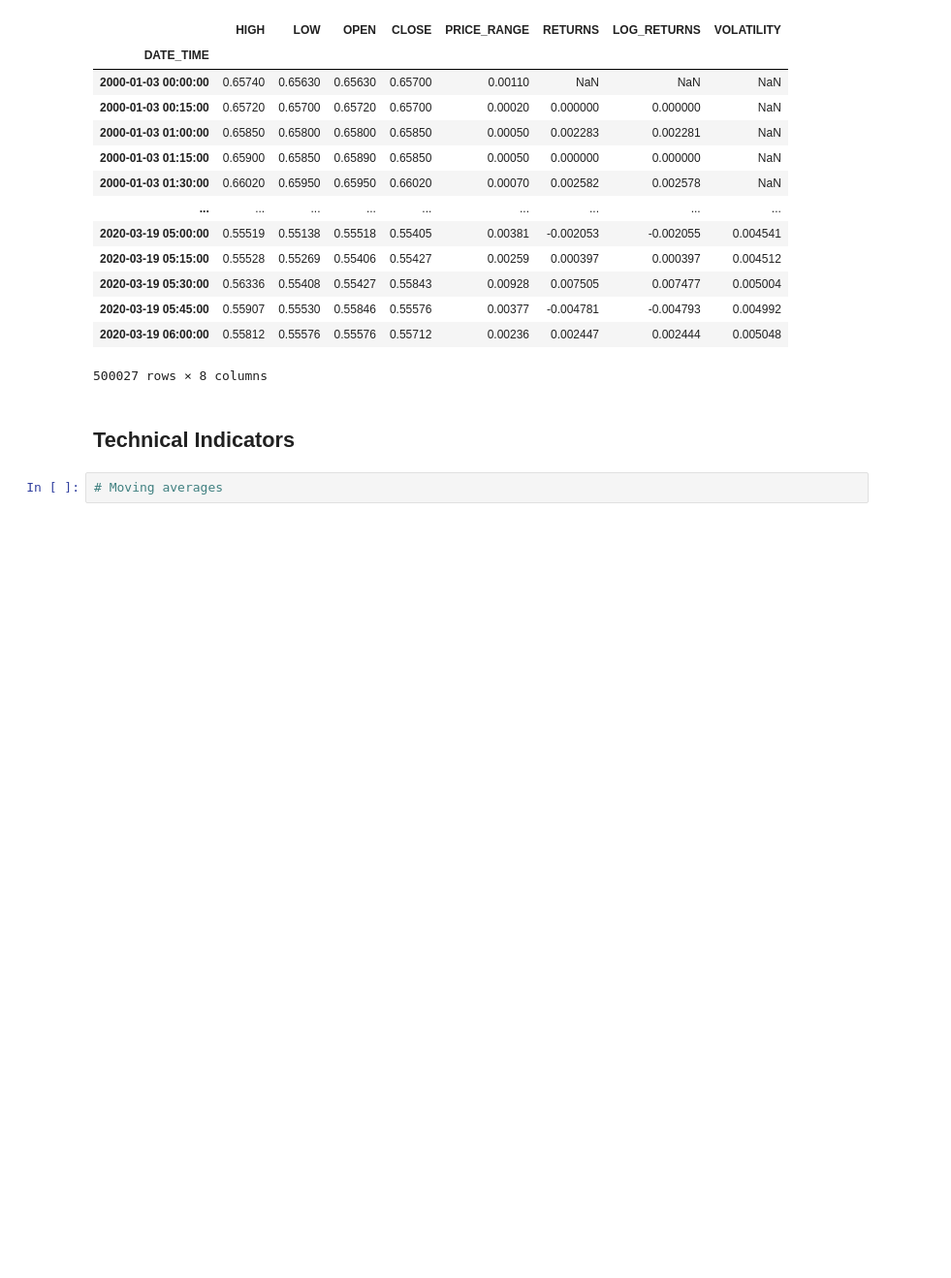
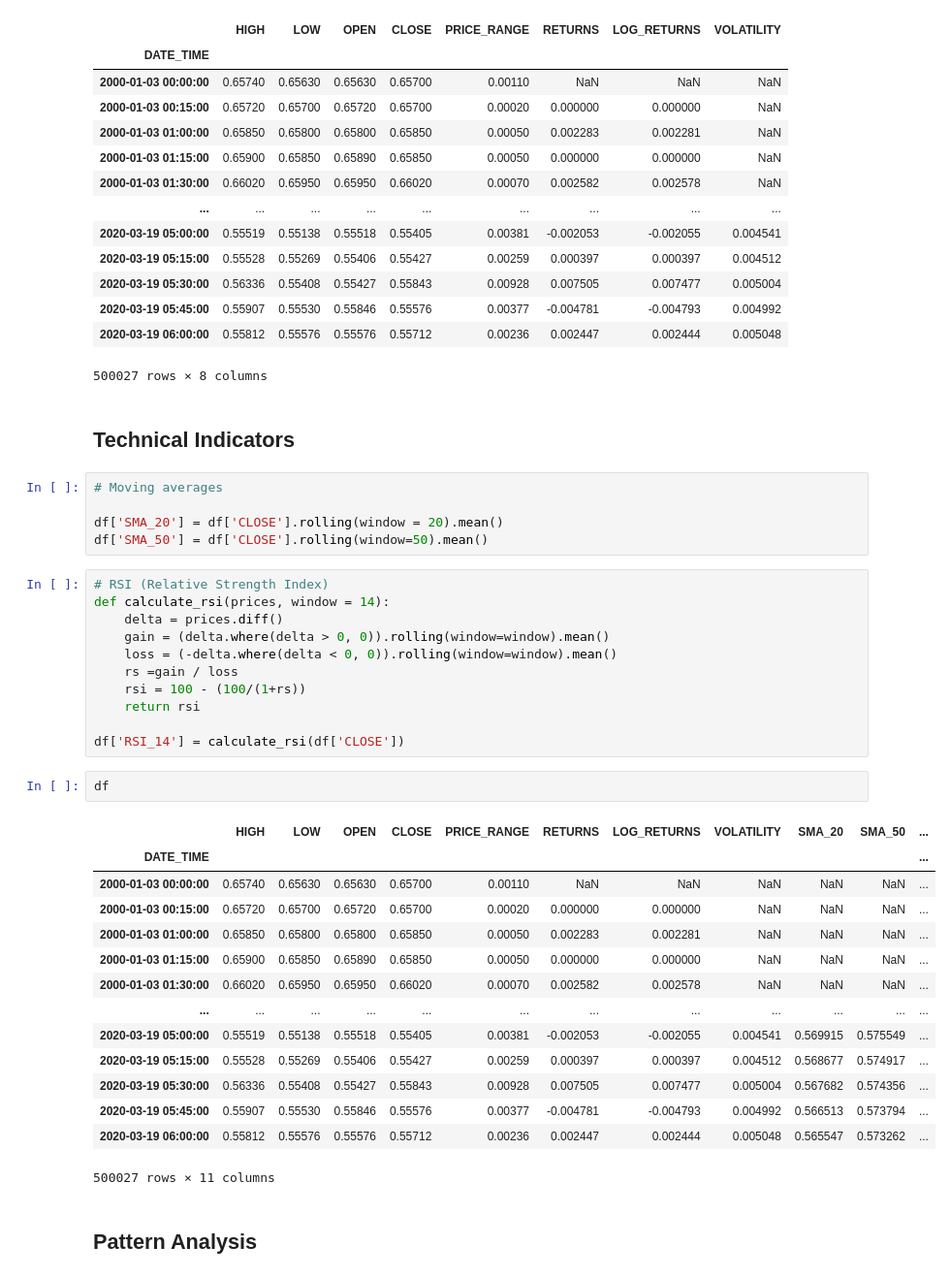
Before and after one commit to DhaneeraDulvanya/Currency-Analysis-for-AUDUSD, a Jupyter notebook: analysis_AUDUSD.ipynb, the cells around one changed output. Shown at 97% size. Saved outputs shown, nothing was run; the diff lists cells and outputs as text; blank space fills up the shorter version.

Commit message:
End of Pattern Analysis Part

```diff
--- a/analysis_AUDUSD.ipynb
+++ b/analysis_AUDUSD.ipynb
@@ -254,3 +254,36 @@ df
 ## Technical Indicators
 # %%
 # Moving averages
+
+df['SMA_20'] = df['CLOSE'].rolling(window = 20).mean()
+df['SMA_50'] = df['CLOSE'].rolling(window=50).mean()
+# %%
+# RSI (Relative Strength Index)
+def calculate_rsi(prices, window = 14):
+    delta = prices.diff()
+    gain = (delta.where(delta > 0, 0)).rolling(window=window).mean()
+    loss = (-delta.where(delta < 0, 0)).rolling(window=window).mean()
+    rs =gain / loss
+    rsi = 100 - (100/(1+rs))
+    return rsi
+
+df['RSI_14'] = calculate_rsi(df['CLOSE'])
+# %%
+df
+# %% [output]
+|  | HIGH | LOW | OPEN | CLOSE | PRICE_RANGE | RETURNS | LOG_RETURNS | VOLATILITY | SMA_20 | SMA_50 | ... |
+| DATE_TIME |  |  |  |  |  |  |  |  |  |  | ... |
+| 2000-01-03 00:00:00 | 0.65740 | 0.65630 | 0.65630 | 0.65700 | 0.00110 | NaN | NaN | NaN | NaN | NaN | ... |
+| 2000-01-03 00:15:00 | 0.65720 | 0.65700 | 0.65720 | 0.65700 | 0.00020 | 0.000000 | 0.000000 | NaN | NaN | NaN | ... |
+| 2000-01-03 01:00:00 | 0.65850 | 0.65800 | 0.65800 | 0.65850 | 0.00050 | 0.002283 | 0.002281 | NaN | NaN | NaN | ... |
+| 2000-01-03 01:15:00 | 0.65900 | 0.65850 | 0.65890 | 0.65850 | 0.00050 | 0.000000 | 0.000000 | NaN | NaN | NaN | ... |
+| 2000-01-03 01:30:00 | 0.66020 | 0.65950 | 0.65950 | 0.66020 | 0.00070 | 0.002582 | 0.002578 | NaN | NaN | NaN | ... |
+| ... | ... | ... | ... | ... | ... | ... | ... | ... | ... | ... | ... |
+| 2020-03-19 05:00:00 | 0.55519 | 0.55138 | 0.55518 | 0.55405 | 0.00381 | -0.002053 | -0.002055 | 0.004541 | 0.569915 | 0.575549 | ... |
+| 2020-03-19 05:15:00 | 0.55528 | 0.55269 | 0.55406 | 0.55427 | 0.00259 | 0.000397 | 0.000397 | 0.004512 | 0.568677 | 0.574917 | ... |
+| 2020-03-19 05:30:00 | 0.56336 | 0.55408 | 0.55427 | 0.55843 | 0.00928 | 0.007505 | 0.007477 | 0.005004 | 0.567682 | 0.574356 | ... |
+| 2020-03-19 05:45:00 | 0.55907 | 0.55530 | 0.55846 | 0.55576 | 0.00377 | -0.004781 | -0.004793 | 0.004992 | 0.566513 | 0.573794 | ... |
+| 2020-03-19 06:00:00 | 0.55812 | 0.55576 | 0.55576 | 0.55712 | 0.00236 | 0.002447 | 0.002444 | 0.005048 | 0.565547 | 0.573262 | ... |
+500027 rows × 11 columns
+# %% [markdown]
+## Pattern Analysis
```
Also changed, not shown: parts of 1 cell of this notebook.
